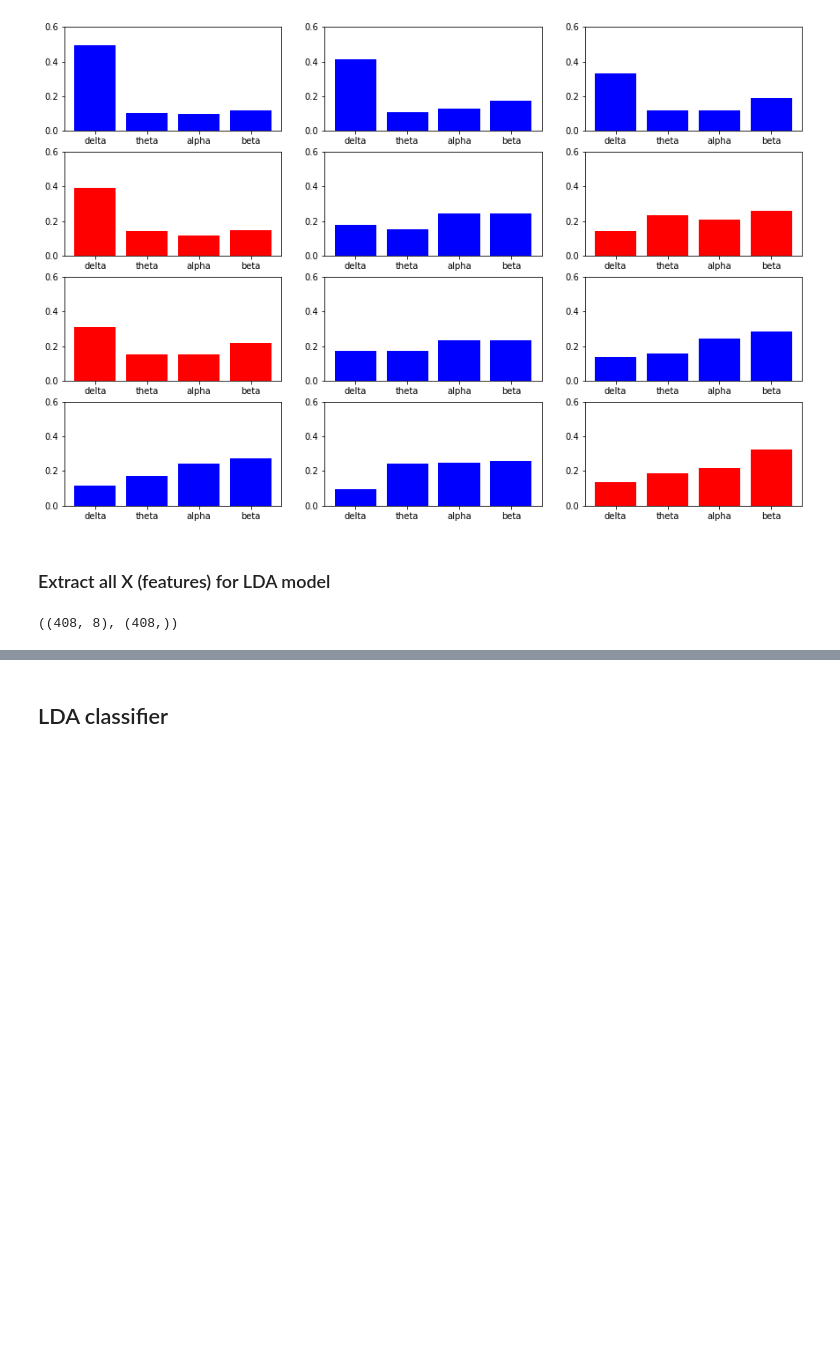
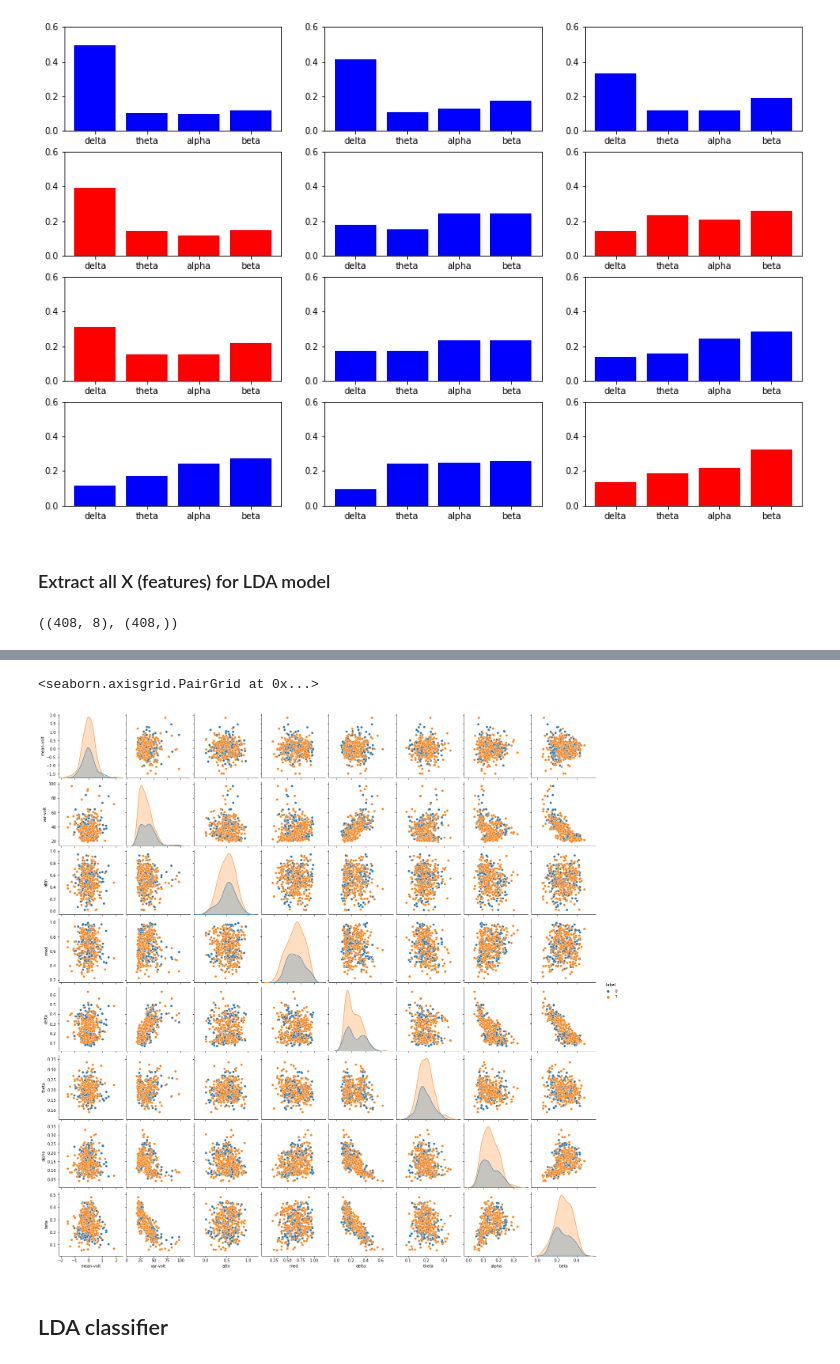
Before and after one commit to luluricketts/musicEEGart, a Jupyter notebook: Analysis/classify_emotions.ipynb, the cells around one changed output, grey strips where cells are left out. Saved outputs shown, nothing was run; the diff lists cells and outputs as text; code cells hidden in the pictures; blank space fills up the shorter version.

```diff
--- a/Analysis/classify_emotions.ipynb
+++ b/Analysis/classify_emotions.ipynb
@@ -276,7 +279,7 @@ for samp in eeg_data:
         X.append(extract_features(seg[:,i,:]))
 
 X = np.array(X)
-# normalize mean and variance
-X[:,:2] = normalize(X[:,:2], norm='l1')
+# # normalize mean and variance
+# X[:,:2] = normalize(X[:,:2], norm='l1')
 y = emotion_data.flatten()
 # %%
@@ -285,0 +291,5 @@ X.shape, Y.shape
+# %%
+df_X = pd.DataFrame(X)
+df_X.columns = ['mean-volt', 'var-volt', 'attn', 'med', 'delta', 'theta', 'alpha', 'beta']
+df_X['label'] = y.astype(int)
+df_X
@@ -286,2 +310,7 @@ X.shape, Y.shape
+# %%
+sns.pairplot(df_X, hue='label')
+# %% [output]
+<seaborn.axisgrid.PairGrid at 0x...>
+[figure, added]
 # %% [markdown]
 ## LDA classifier
```
Also changed, not shown: parts of 20 cells of this notebook.
